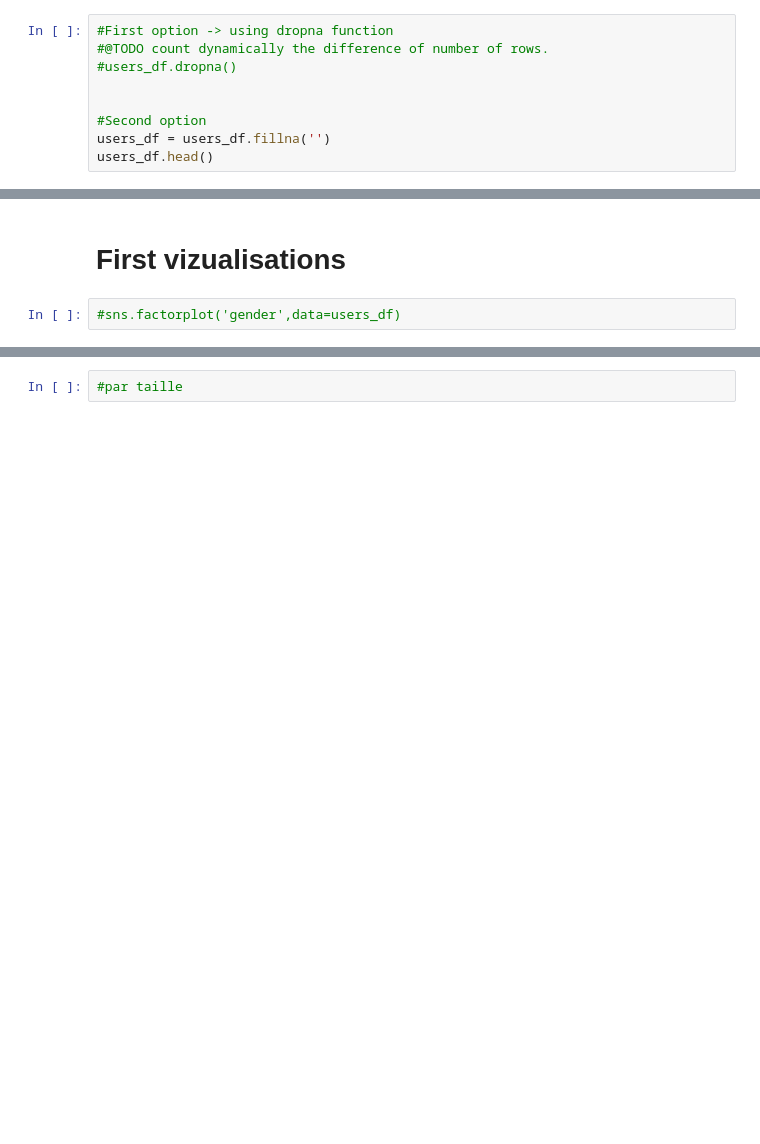
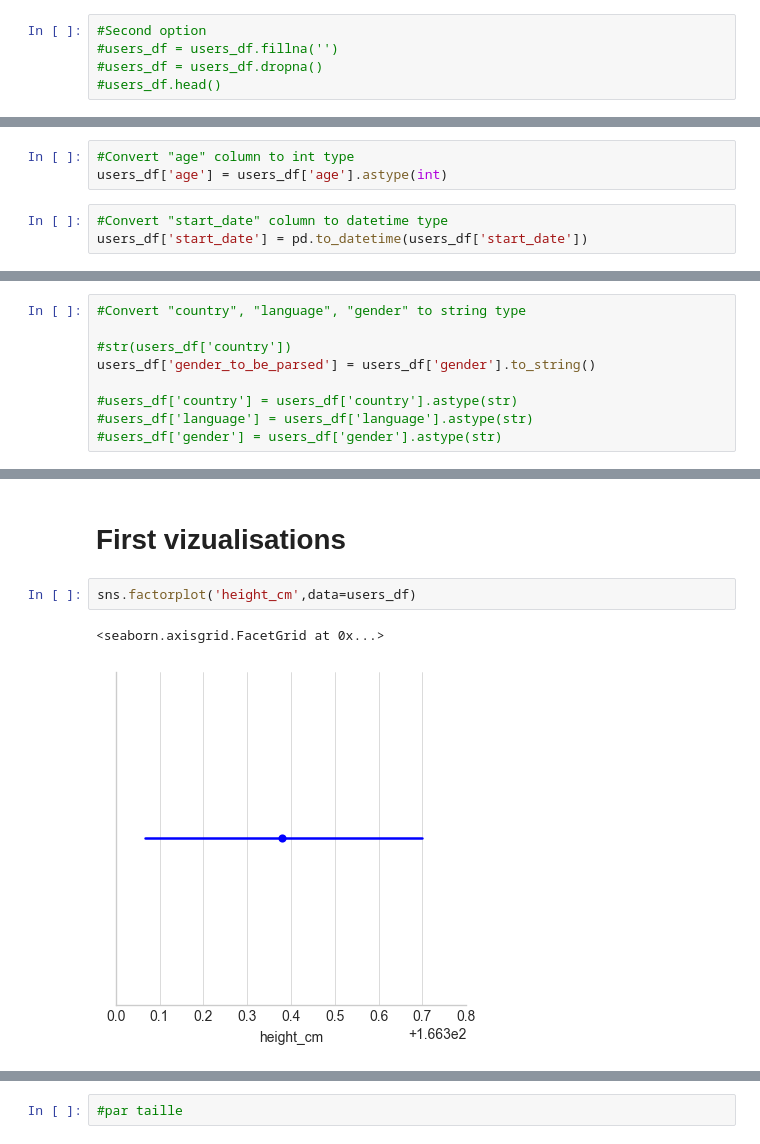
Before and after one commit to KevenLeMoing/dataviz_nutrition_sports_habits, a Jupyter notebook: notebooks/First analyze - users.ipynb, the cells around one changed output, grey strips where cells are left out. Cells and saved outputs as stored; diff of their text form; blank space fills up the shorter version.

```diff
--- a/notebooks/First analyze - users.ipynb
+++ b/notebooks/First analyze - users.ipynb
@@ -51,9 +59,5 @@ It's raisonable but let's apply the second option where we can keep the entire d
 # %%
-#First option -> using dropna function
-#@TODO count dynamically the difference of number of rows.
-#users_df.dropna()
-
-
 #Second option
-users_df = users_df.fillna('')
-users_df.head()
+#users_df = users_df.fillna('')
+#users_df = users_df.dropna()
+#users_df.head()
@@ -68,0 +64,6 @@ users_df.head()
+# %%
+#Convert "age" column to int type
+users_df['age'] = users_df['age'].astype(int)
+# %%
+#Convert "start_date" column to datetime type
+users_df['start_date'] = pd.to_datetime(users_df['start_date'])
@@ -68,0 +77,9 @@ users_df.head()
+# %%
+#Convert "country", "language", "gender" to string type
+
+#str(users_df['country'])
+users_df['gender_to_be_parsed'] = users_df['gender'].to_string()
+
+#users_df['country'] = users_df['country'].astype(str)
+#users_df['language'] = users_df['language'].astype(str)
+#users_df['gender'] = users_df['gender'].astype(str)
@@ -71,4 +177,7 @@ users_df.head()
 # %% [markdown]
 # First vizualisations
 # %%
-#sns.factorplot('gender',data=users_df)
+sns.factorplot('height_cm',data=users_df)
+# %% [output]
+<seaborn.axisgrid.FacetGrid at 0x...>
+[figure, added]
```
Also changed, not shown: parts of 18 cells of this notebook, 3 other files.
